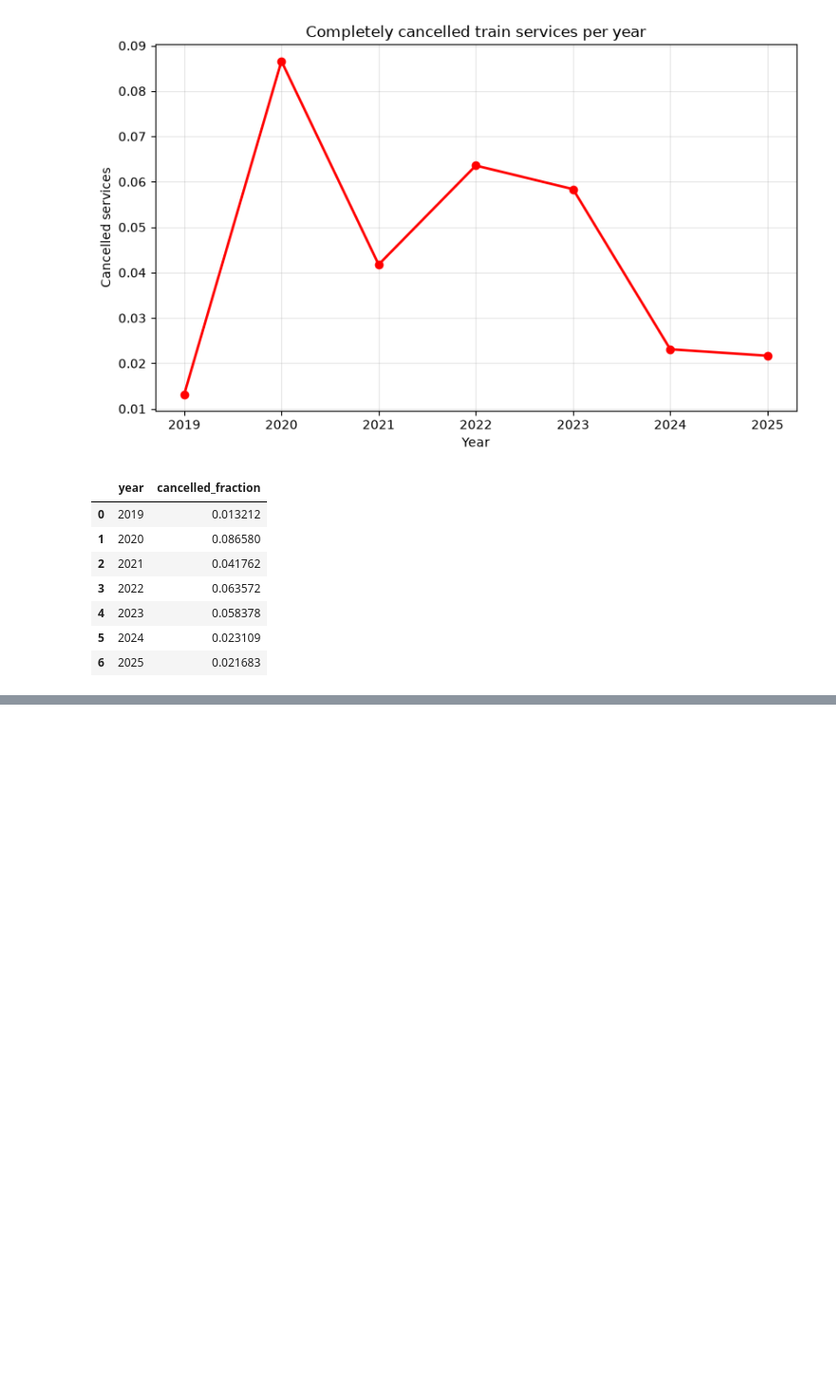
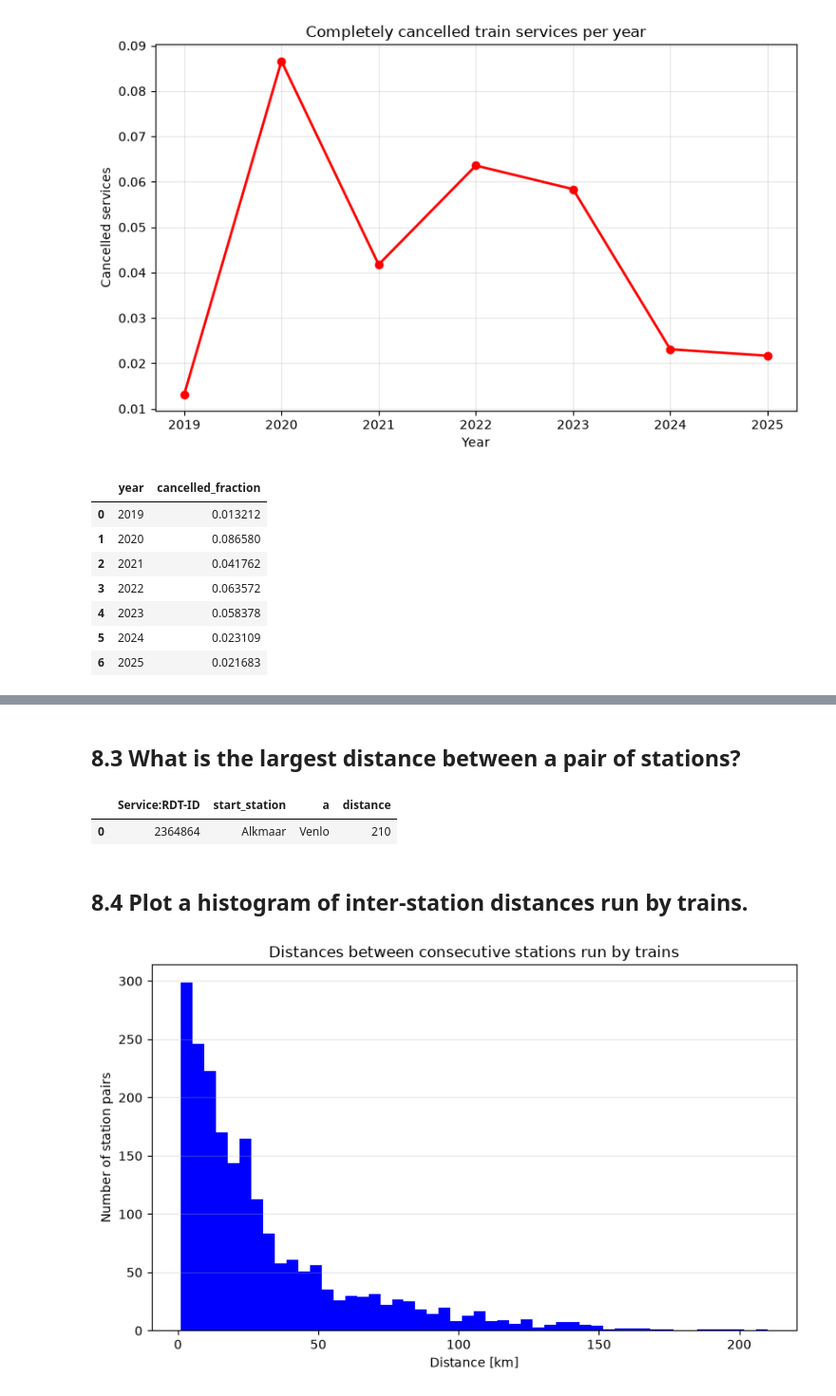
Before and after one commit to mikhailbahdashych-agh/mlops-lab2-homework, a Jupyter notebook: Mikhail_Bahdashych_MLOPS_lab2_homework.ipynb, the cells around one changed output, grey strips where cells are left out. Shown at 95% size. Saved outputs shown, nothing was run; the diff lists cells and outputs as text; code cells hidden in the pictures; blank space fills up the shorter version.

```diff
--- a/Mikhail_Bahdashych_MLOPS_lab2_homework.ipynb
+++ b/Mikhail_Bahdashych_MLOPS_lab2_homework.ipynb
@@ -362,0 +455,29 @@ df
+# %% [markdown]
+## 8.3 What is the largest distance between a pair of stations?
+# %%
+con.sql("""
+SELECT c."Service:RDT-ID", s1.name_long AS start_station, s2.name_long AS a, c.distance
+FROM station_connections c
+JOIN stations s1 ON c.start_station_code = s1.code
+JOIN stations s2 ON c.end_station_code = s2.code
+ORDER BY c.distance DESC
+LIMIT 1
+""").df()
+# %% [output]
+|  | Service:RDT-ID | start_station | a | distance |
+| 0 | 2364864 | Alkmaar | Venlo | 210 |
+# %% [markdown]
+## 8.4 Plot a histogram of inter-station distances run by trains.
+# %%
+df = con.sql("SELECT distance FROM station_connections").df()
+
+fig, ax = plt.subplots(figsize=(8, 5))
+ax.hist(df["distance"], bins=50, color="blue")
+ax.set_title("Distances between consecutive stations run by trains")
+ax.set_xlabel("Distance [km]")
+ax.set_ylabel("Number of station pairs")
+ax.grid(axis="y", alpha=0.3)
+plt.tight_layout()
+plt.show()
+# %% [output]
+[figure, added]
```
Also changed, not shown: parts of 11 cells of this notebook.
